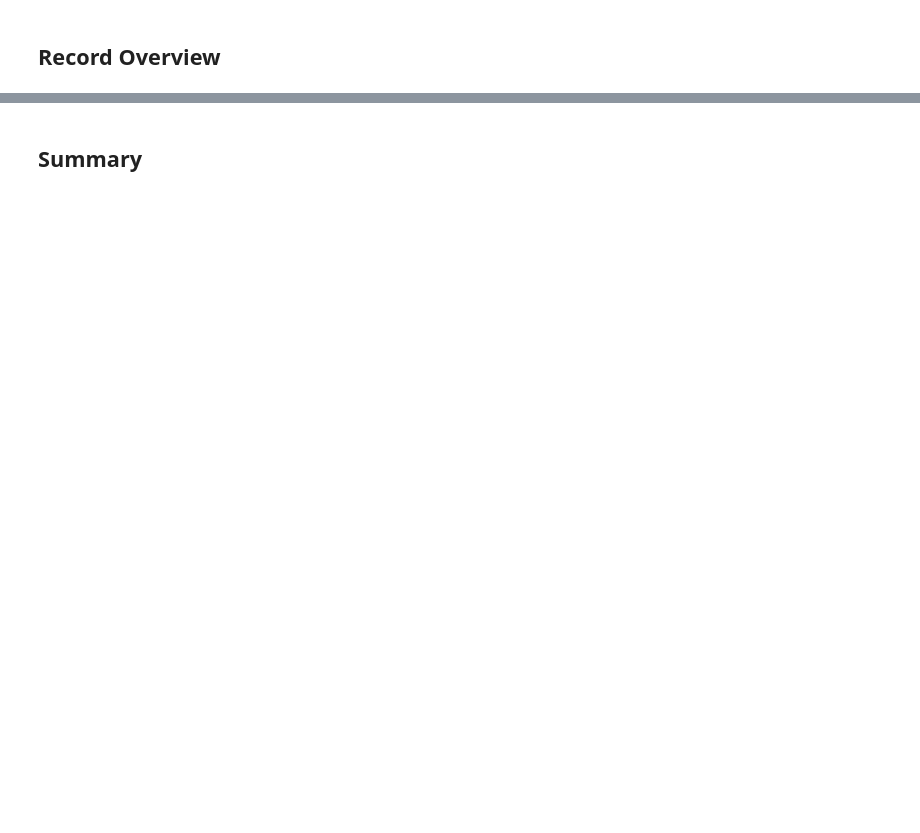
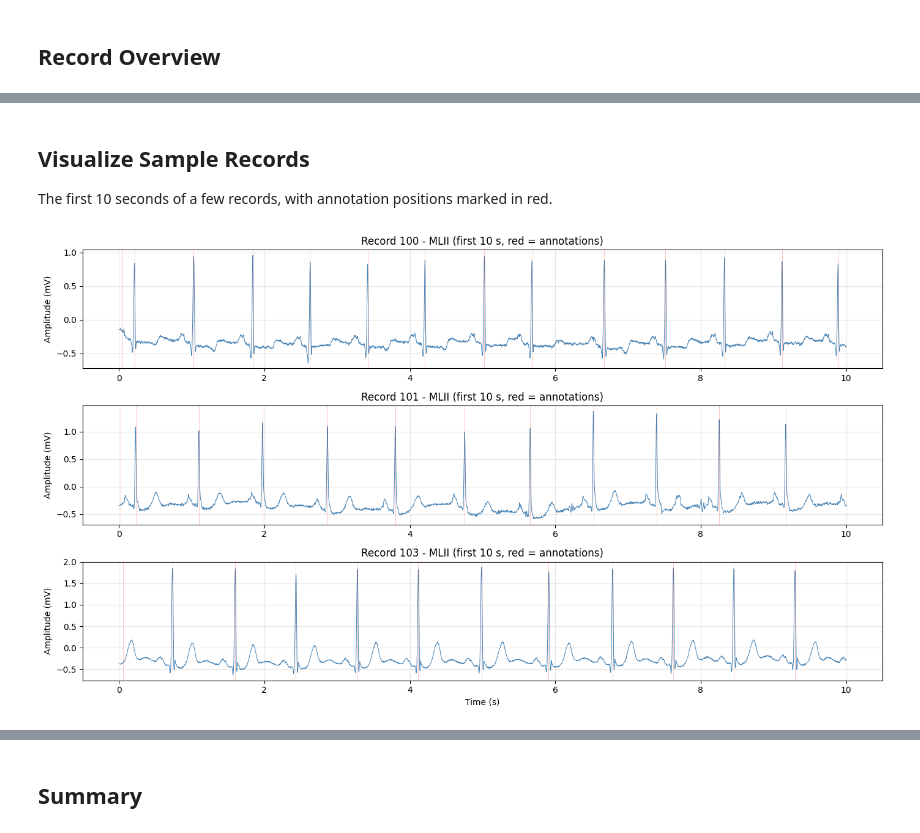
Before and after one commit to ValTal5/mitbih-anomaly-detection, a Jupyter notebook: notebooks/01_data_exploration.ipynb, the cells around one changed output, grey strips where cells are left out. Saved outputs shown, nothing was run; the diff lists cells and outputs as text; code cells hidden in the pictures; blank space fills up the shorter version.

```diff
--- a/notebooks/01_data_exploration.ipynb
+++ b/notebooks/01_data_exploration.ipynb
@@ -53,0 +144,32 @@ Loaded 0 records
+# %% [markdown]
+## Visualize Sample Records
+
+The first 10 seconds of a few records, with annotation positions marked in red.
+# %%
+fig, axes = plt.subplots(3, 1, figsize=(14, 8))
+
+for idx in range(3):
+    record = records[idx]
+    signal = record["signal"][:, 0]
+    fs = record["fs"]
+    time_axis = np.arange(len(signal)) / fs
+    mask = time_axis <= 10
+
+    axes[idx].plot(time_axis[mask], signal[mask], lw=0.7, color="steelblue")
+    for sample in record["anno_sample"]:
+        t = sample / fs
+        if t <= 10:
+            axes[idx].axvline(t, color="red", alpha=0.3, lw=0.5)
+
+    axes[idx].set_title(
+        f"Record {record['record']} - {record['sig_name'][0]} "
+        f"(first 10 s, red = annotations)"
+    )
+    axes[idx].set_ylabel("Amplitude (mV)")
+    axes[idx].grid(True, alpha=0.3)
+
+axes[-1].set_xlabel("Time (s)")
+plt.tight_layout()
+plt.show()
+# %% [output]
+[figure, added]
```
Also changed, not shown: parts of 38 cells of this notebook, 5 other files.
